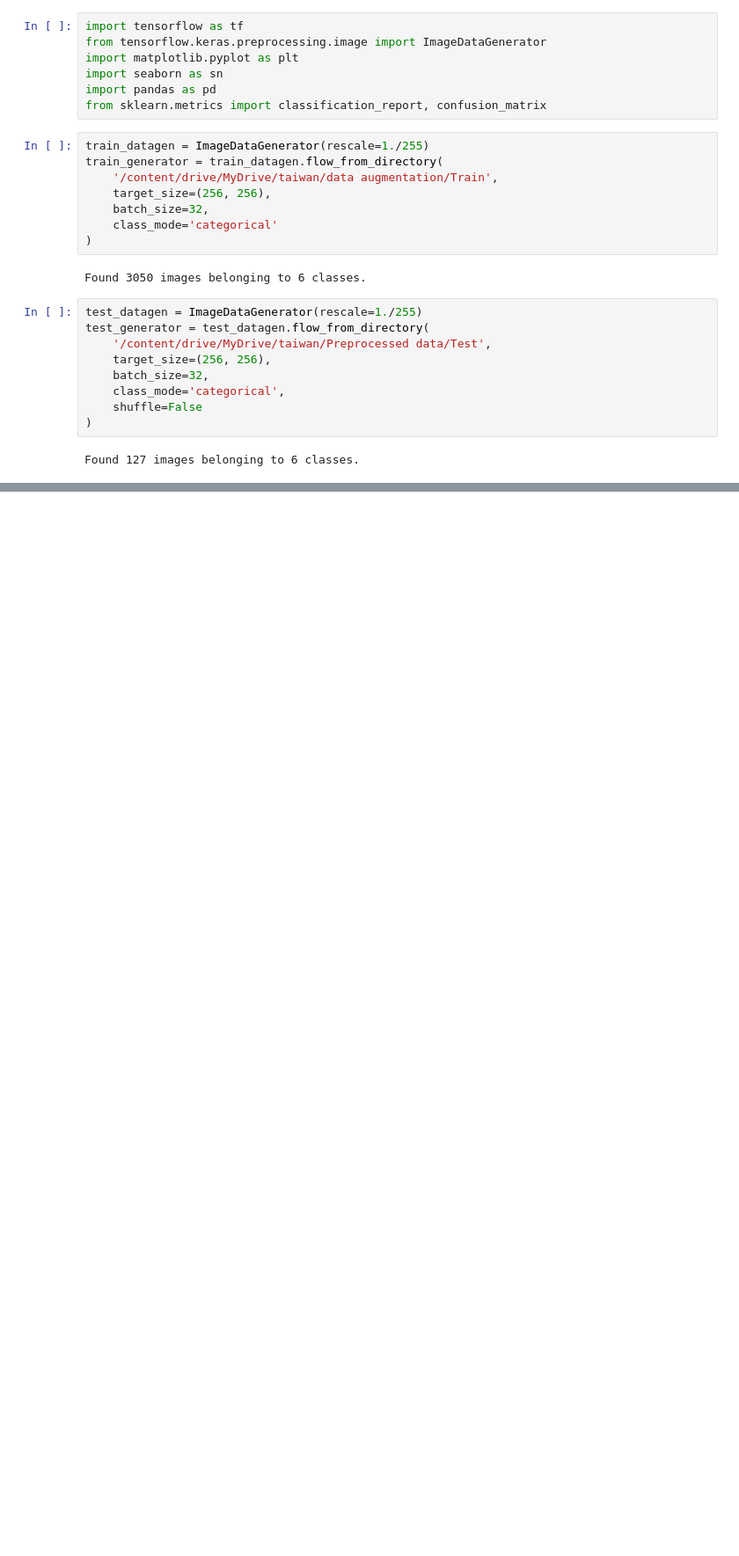
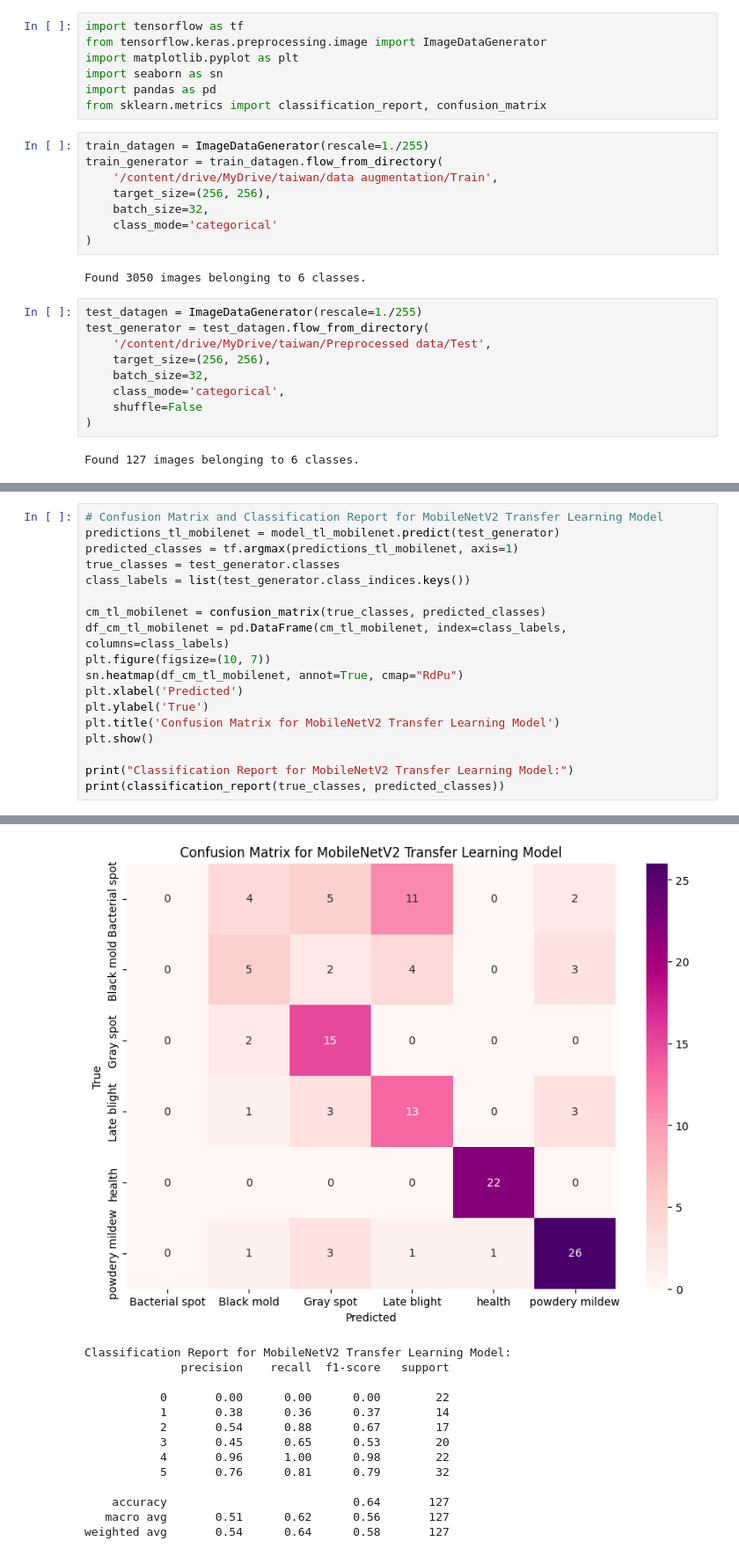
Before and after one commit to Guhan2348519/lab-task, a Jupyter notebook: Research.ipynb, the cells around one changed output, grey strips where cells are left out. Shown at 88% size. Cells and saved outputs as stored; diff of their text form; blank space fills up the shorter version.

```diff
--- a/Research.ipynb
+++ b/Research.ipynb
@@ -174,0 +334,19 @@ history_tl_googlenet = model_tl_googlenet.fit(
+# %%
+# Confusion Matrix and Classification Report for MobileNetV2 Transfer Learning Model
+predictions_tl_mobilenet = model_tl_mobilenet.predict(test_generator)
+predicted_classes = tf.argmax(predictions_tl_mobilenet, axis=1)
+true_classes = test_generator.classes
+class_labels = list(test_generator.class_indices.keys())
+
+cm_tl_mobilenet = confusion_matrix(true_classes, predicted_classes)
+df_cm_tl_mobilenet = pd.DataFrame(cm_tl_mobilenet, index=class_labels, columns=class_labels)
+plt.figure(figsize=(10, 7))
+sn.heatmap(df_cm_tl_mobilenet, annot=True, cmap="RdPu")
+plt.xlabel('Predicted')
+plt.ylabel('True')
+plt.title('Confusion Matrix for MobileNetV2 Transfer Learning Model')
+plt.show()
+
+print("Classification Report for MobileNetV2 Transfer Learning Model:")
+print(classification_report(true_classes, predicted_classes))
+# %% [output]
@@ -175,3 +354,17 @@ history_tl_googlenet = model_tl_googlenet.fit(
+[figure, added]
+Classification Report for MobileNetV2 Transfer Learning Model:
+              precision    recall  f1-score   support
+
+           0       0.00      0.00      0.00        22
+           1       0.38      0.36      0.37        14
+           2       0.54      0.88      0.67        17
+           3       0.45      0.65      0.53        20
+           4       0.96      1.00      0.98        22
+           5       0.76      0.81      0.79        32
+
+    accuracy                           0.64       127
+   macro avg       0.51      0.62      0.56       127
+weighted avg       0.54      0.64      0.58       127
 # %%
 # Evaluate the models on the test data
 test_loss_ann, test_accuracy_ann = model_ann.evaluate(test_generator)
```
Also changed, not shown: parts of 14 cells of this notebook.
